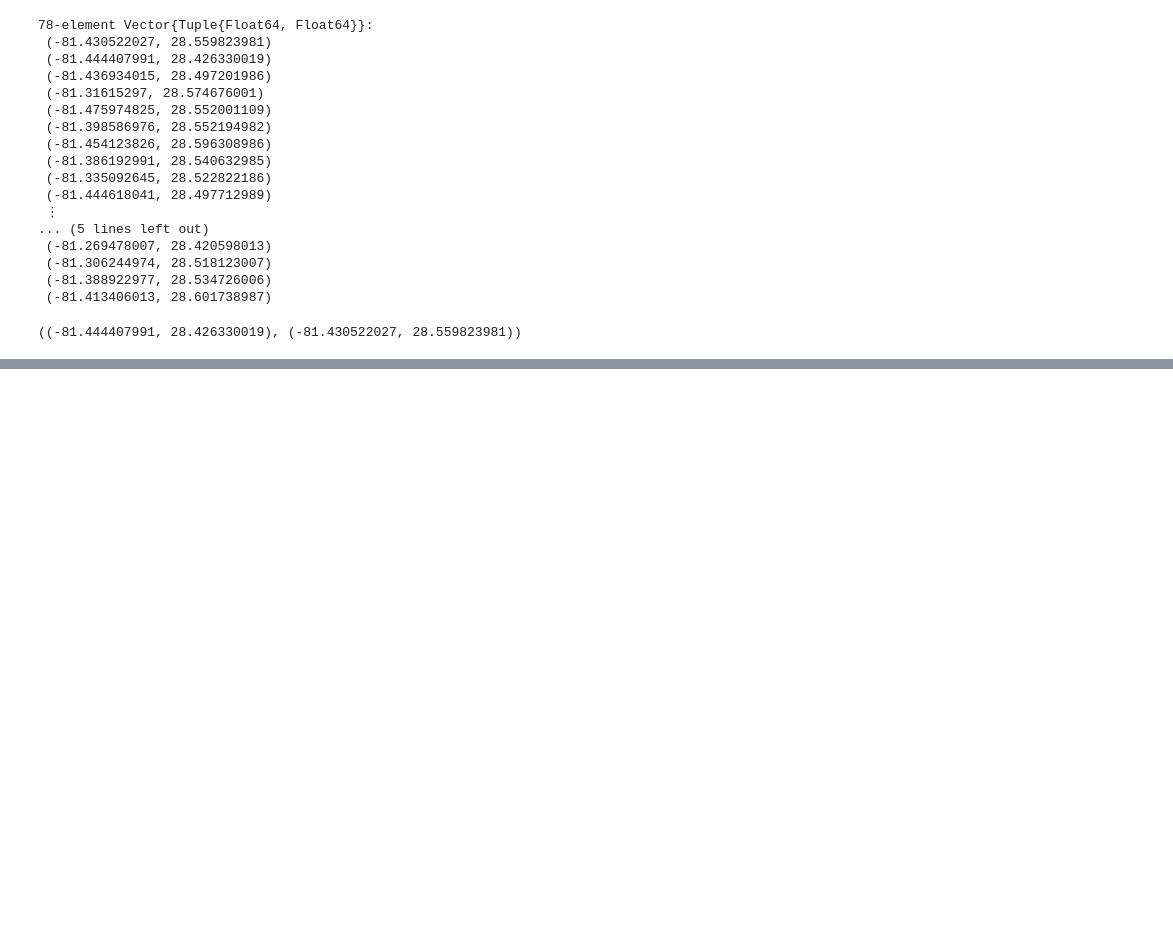
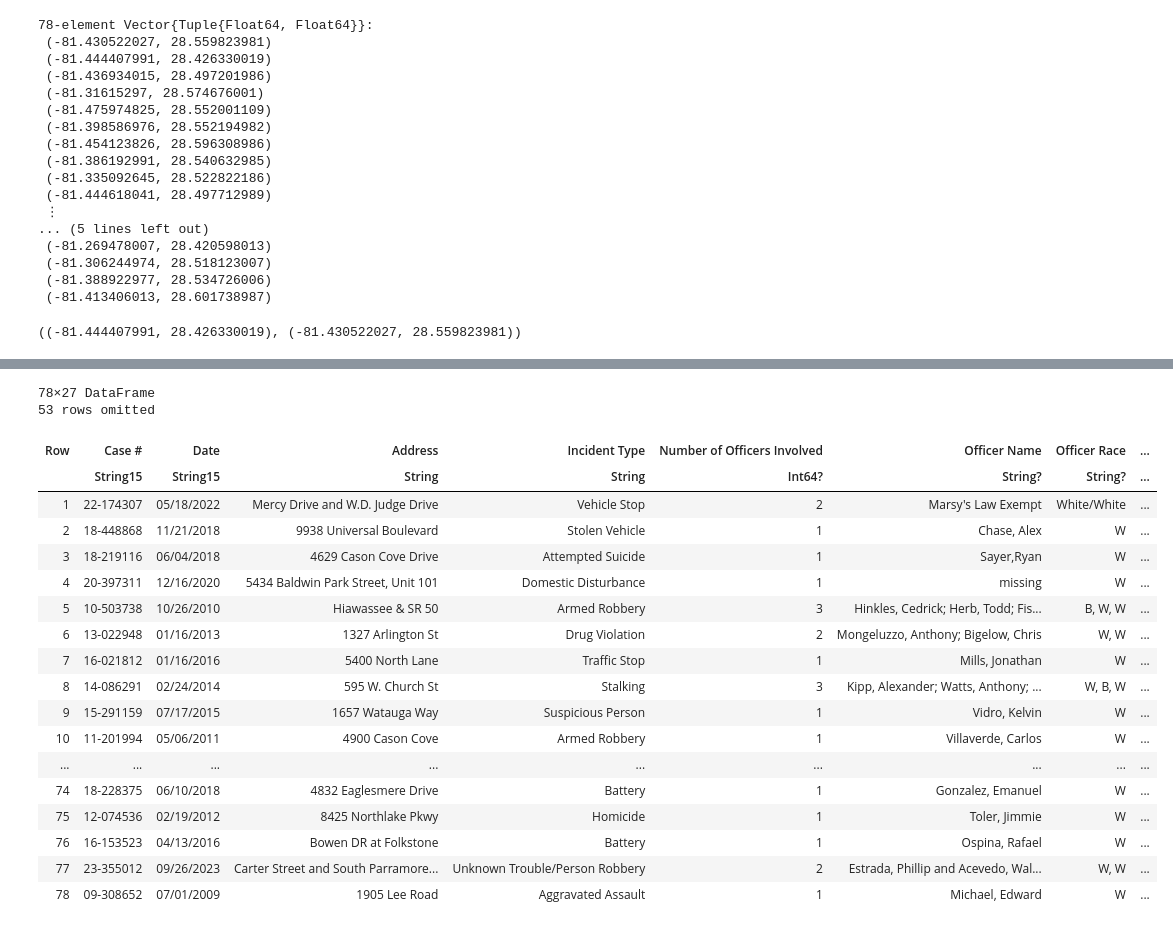
Before and after one commit to MorandR/CatchingCooks, a Jupyter notebook: CatchingCrooks.ipynb, the cells around one changed output, grey strips where cells are left out. Drawn from its saved outputs; the diff is of its cells as text; code cells hidden in the pictures; blank space fills up the shorter version.

```diff
--- a/CatchingCrooks.ipynb
+++ b/CatchingCrooks.ipynb
@@ -83,0 +101,2 @@ minmax(location[1], location[2])
+# %%
+data.gender = data[!,"Suspect Gender"] . =  "M"
@@ -83,0 +131,24 @@ minmax(location[1], location[2])
+# %%
+data.weap_cat = [Weapon == "Handgun" ? "Gun" : "No Weapon" for Weapon in data."Suspect's Weapon"]
+data
+# %% [output]
+78×27 DataFrame
+53 rows omitted
+| Row | Case # | Date | Address | Incident Type | Number of Officers Involved | Officer Name | Officer Race | ... |
+|  | String15 | String15 | String | String | Int64? | String? | String? | ... |
+| 1 | 22-174307 | 05/18/2022 | Mercy Drive and W.D. Judge Drive | Vehicle Stop | 2 | Marsy's Law Exempt | White/White | ... |
+| 2 | 18-448868 | 11/21/2018 | 9938 Universal Boulevard | Stolen Vehicle | 1 | Chase, Alex | W | ... |
+| 3 | 18-219116 | 06/04/2018 | 4629 Cason Cove Drive | Attempted Suicide | 1 | Sayer,Ryan | W | ... |
+| 4 | 20-397311 | 12/16/2020 | 5434 Baldwin Park Street, Unit 101 | Domestic Disturbance | 1 | missing | W | ... |
+| 5 | 10-503738 | 10/26/2010 | Hiawassee & SR 50 | Armed Robbery | 3 | Hinkles, Cedrick; Herb, Todd; Fis... | B, W, W | ... |
+| 6 | 13-022948 | 01/16/2013 | 1327 Arlington St | Drug Violation | 2 | Mongeluzzo, Anthony; Bigelow, Chris | W, W | ... |
+| 7 | 16-021812 | 01/16/2016 | 5400 North Lane | Traffic Stop | 1 | Mills, Jonathan | W | ... |
+| 8 | 14-086291 | 02/24/2014 | 595 W. Church St | Stalking | 3 | Kipp, Alexander; Watts, Anthony; ... | W, B, W | ... |
+| 9 | 15-291159 | 07/17/2015 | 1657 Watauga Way | Suspicious Person | 1 | Vidro, Kelvin | W | ... |
+| 10 | 11-201994 | 05/06/2011 | 4900 Cason Cove | Armed Robbery | 1 | Villaverde, Carlos | W | ... |
+| ... | ... | ... | ... | ... | ... | ... | ... | ... |
+| 74 | 18-228375 | 06/10/2018 | 4832 Eaglesmere Drive | Battery | 1 | Gonzalez, Emanuel | W | ... |
+| 75 | 12-074536 | 02/19/2012 | 8425 Northlake Pkwy | Homicide | 1 | Toler, Jimmie | W | ... |
+| 76 | 16-153523 | 04/13/2016 | Bowen DR at Folkstone | Battery | 1 | Ospina, Rafael | W | ... |
+| 77 | 23-355012 | 09/26/2023 | Carter Street and South Parramore... | Unknown Trouble/Person Robbery | 2 | Estrada, Phillip and Acevedo, Wal... | W, W | ... |
+| 78 | 09-308652 | 07/01/2009 | 1905 Lee Road | Aggravated Assault | 1 | Michael, Edward | W | ... |
```
Also changed, not shown: parts of 18 cells of this notebook.
